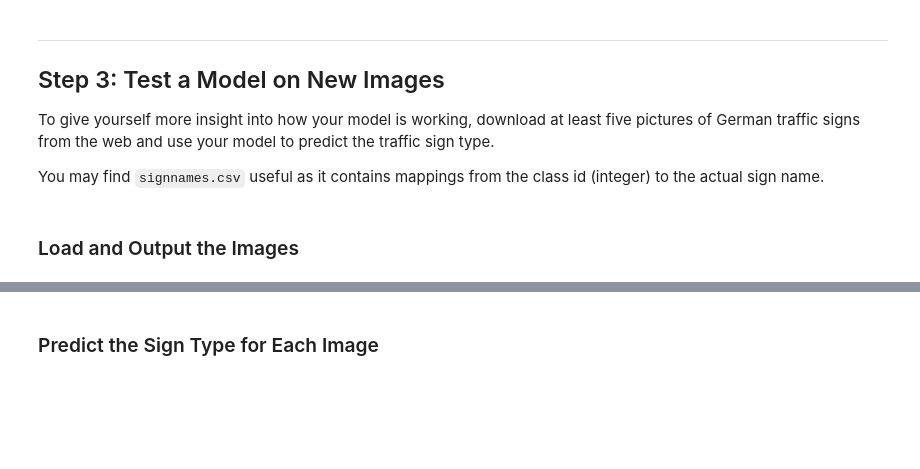
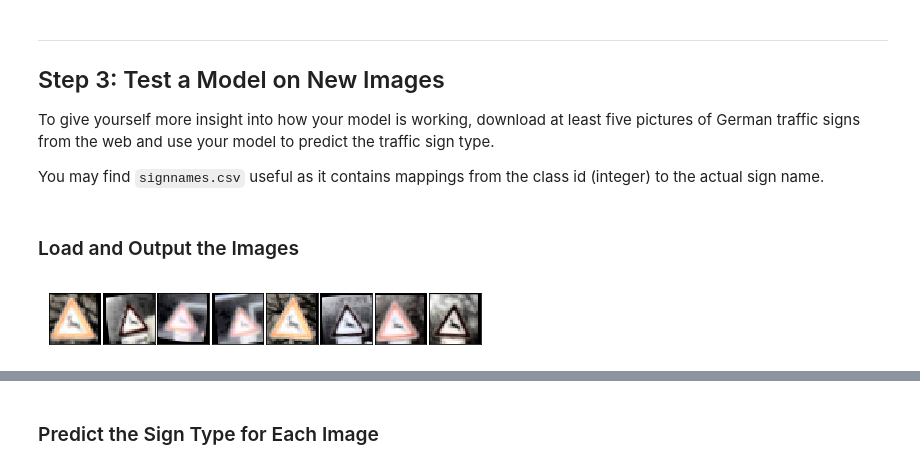
Before and after one commit to farhanhubble/traffic-signs-recognizer, a Jupyter notebook: Traffic_Sign_Classifier.ipynb, the cells around one changed output, grey strips where cells are left out. Cells and saved outputs as stored; diff of their text form; code cells hidden in the pictures; blank space fills up the shorter version.

```diff
--- a/Traffic_Sign_Classifier.ipynb
+++ b/Traffic_Sign_Classifier.ipynb
@@ -744,0 +741,4 @@ You may find `signnames.csv` useful as it contains mappings from the class id (i
+# %%
+plot_random_samples(X_train[y_train==31],8)
+# %% [output]
+[figure, added]
```
Also changed, not shown: parts of 11 cells of this notebook.
